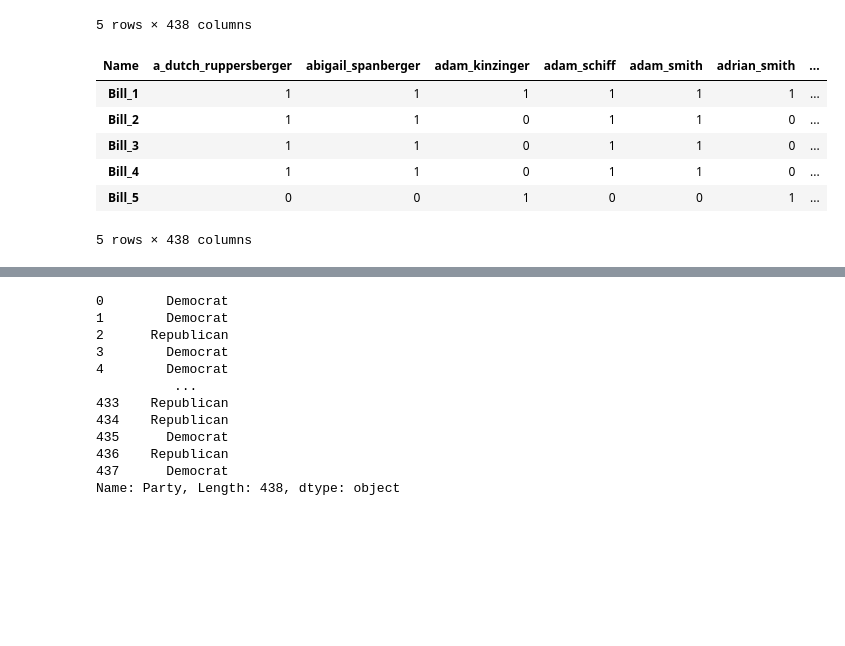
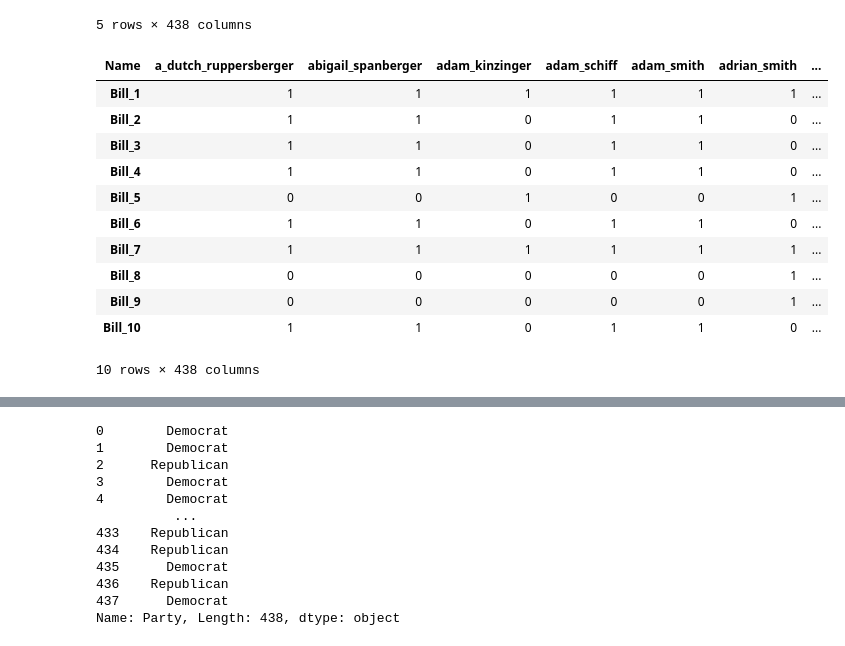
Before and after one commit to greeshmaganji/DSCI_Project, a Jupyter notebook: model.ipynb, the cells around one changed output, grey strips where cells are left out. Drawn from its saved outputs; the diff is of its cells as text; code cells hidden in the pictures; blank space fills up the shorter version.

```diff
--- a/model.ipynb
+++ b/model.ipynb
@@ -68,12 +92,17 @@ data.head()
 # %%
 data.columns = data.iloc[0]
 data = data.drop("Name")
-data.head()
+data.head(10)
 # %% [output]
 | Name | a_dutch_ruppersberger | abigail_spanberger | adam_kinzinger | adam_schiff | adam_smith | adrian_smith | ... |
 | Bill_1 | 1 | 1 | 1 | 1 | 1 | 1 | ... |
 | Bill_2 | 1 | 1 | 0 | 1 | 1 | 0 | ... |
 | Bill_3 | 1 | 1 | 0 | 1 | 1 | 0 | ... |
 | Bill_4 | 1 | 1 | 0 | 1 | 1 | 0 | ... |
 | Bill_5 | 0 | 0 | 1 | 0 | 0 | 1 | ... |
+| Bill_6 | 1 | 1 | 0 | 1 | 1 | 0 | ... |
+| Bill_7 | 1 | 1 | 1 | 1 | 1 | 1 | ... |
+| Bill_8 | 0 | 0 | 0 | 0 | 0 | 1 | ... |
+| Bill_9 | 0 | 0 | 0 | 0 | 0 | 1 | ... |
+| Bill_10 | 1 | 1 | 0 | 1 | 1 | 0 | ... |
-5 rows × 438 columns
+10 rows × 438 columns
```
Also changed, not shown: parts of 17 cells of this notebook.
